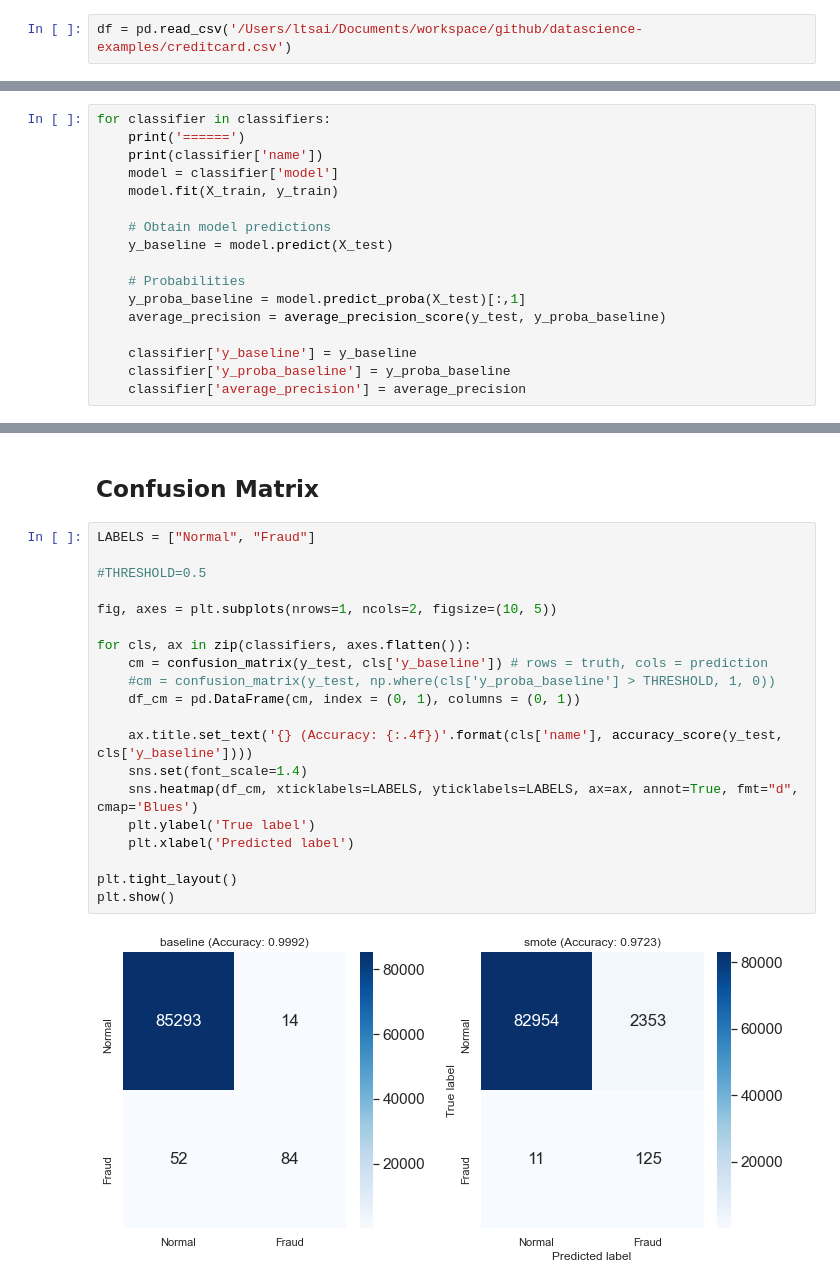
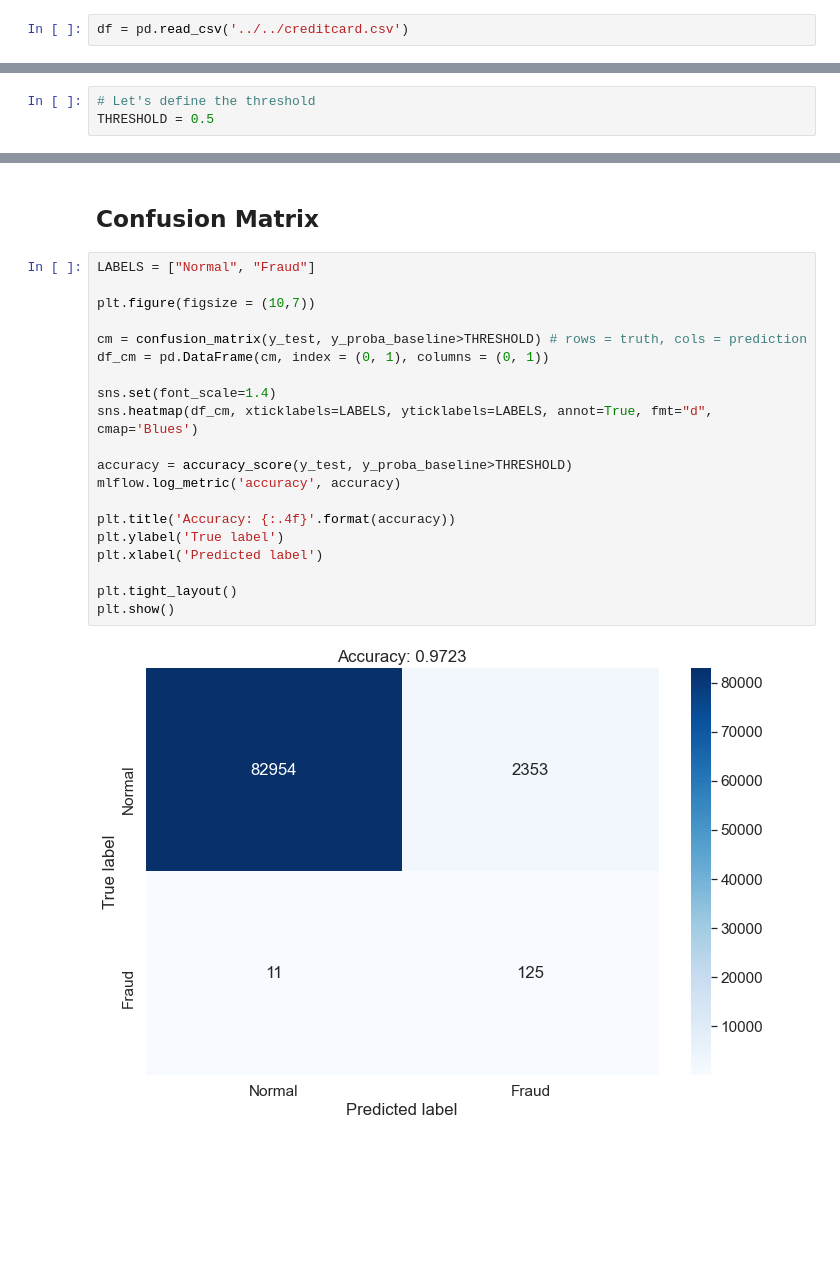
Before and after one commit to tsailiming/datascience-examples, a Jupyter notebook: workshop/notebooks/2 building the first model.ipynb, the cells around one changed output, grey strips where cells are left out. Drawn from its saved outputs; the diff is of its cells as text; blank space fills up the shorter version.

```diff
--- a/workshop/notebooks/2 building the first model.ipynb
+++ b/workshop/notebooks/2 building the first model.ipynb
@@ -6,7 +28,7 @@
 import pandas as pd
 import numpy as np
 # %%
-df = pd.read_csv('/Users/ltsai/Documents/workspace/github/datascience-examples/creditcard.csv')
+df = pd.read_csv('../../creditcard.csv')
 # %%
 features = df.columns.values
 # %% [markdown]
@@ -80,17 +94,0 @@ classifiers = [{'name': 'baseline', 'model': baseline}] + [{'name': 'smote', 'mo
-# %%
-for classifier in classifiers:
-    print('======')
-    print(classifier['name'])
-    model = classifier['model']
-    model.fit(X_train, y_train)
-
-    # Obtain model predictions
-    y_baseline = model.predict(X_test)
-
-    # Probabilities
-    y_proba_baseline = model.predict_proba(X_test)[:,1]
-    average_precision = average_precision_score(y_test, y_proba_baseline)
-
-    classifier['y_baseline'] = y_baseline
-    classifier['y_proba_baseline'] = y_proba_baseline
-    classifier['average_precision'] = average_precision
@@ -128,0 +100,3 @@ Precision-Recall: 0.7694974622008761
+# %%
+# Let's define the threshold
+THRESHOLD = 0.5
@@ -171,22 +174,22 @@ plt.show()
 # %%
 LABELS = ["Normal", "Fraud"]
 
-#THRESHOLD=0.5
+plt.figure(figsize = (10,7))
 
-fig, axes = plt.subplots(nrows=1, ncols=2, figsize=(10, 5))
+cm = confusion_matrix(y_test, y_proba_baseline>THRESHOLD) # rows = truth, cols = prediction
+df_cm = pd.DataFrame(cm, index = (0, 1), columns = (0, 1))
 
-for cls, ax in zip(classifiers, axes.flatten()):
-    cm = confusion_matrix(y_test, cls['y_baseline']) # rows = truth, cols = prediction
-    #cm = confusion_matrix(y_test, np.where(cls['y_proba_baseline'] > THRESHOLD, 1, 0))
-    df_cm = pd.DataFrame(cm, index = (0, 1), columns = (0, 1))
+sns.set(font_scale=1.4)
+sns.heatmap(df_cm, xticklabels=LABELS, yticklabels=LABELS, annot=True, fmt="d", cmap='Blues')
 
-    ax.title.set_text('{} (Accuracy: {:.4f})'.format(cls['name'], accuracy_score(y_test, cls['y_baseline'])))
-    sns.set(font_scale=1.4)
-    sns.heatmap(df_cm, xticklabels=LABELS, yticklabels=LABELS, ax=ax, annot=True, fmt="d", cmap='Blues')
-    plt.ylabel('True label')
-    plt.xlabel('Predicted label')
+accuracy = accuracy_score(y_test, y_proba_baseline>THRESHOLD)
+mlflow.log_metric('accuracy', accuracy)
+
+plt.title('Accuracy: {:.4f}'.format(accuracy))
+plt.ylabel('True label')
+plt.xlabel('Predicted label')
 
 plt.tight_layout()
 plt.show()
 # %% [output]
-[figure, old version]
+[figure, new version]
```
Also changed, not shown: parts of 20 cells of this notebook, 1 other file.
